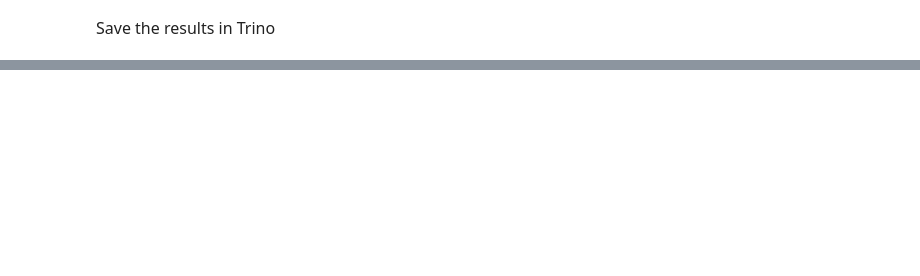
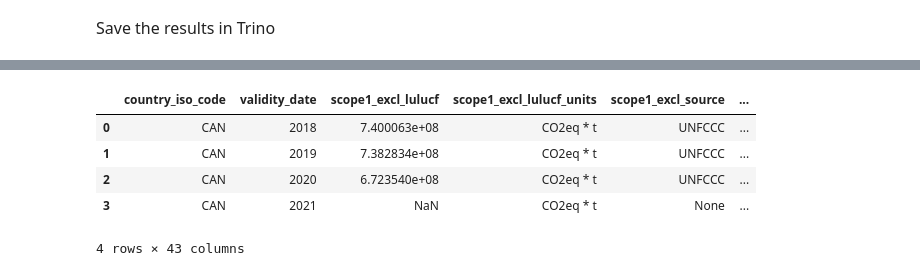
Before and after one commit to os-climate/PCAF-sovereign-footprint, a Jupyter notebook: notebooks/calc_total_sovereign_emissions.ipynb, the cells around one changed output, grey strips where cells are left out. Cells and saved outputs as stored; diff of their text form; code cells hidden in the pictures; blank space fills up the shorter version.

```diff
--- a/notebooks/calc_total_sovereign_emissions.ipynb
+++ b/notebooks/calc_total_sovereign_emissions.ipynb
@@ -469,4 +761,11 @@ df_result.to_sql(ingest_table,
 # %%
 sql=f"""
-select * from {ingest_catalog}.{ingest_schema}.{ingest_table} where country_iso_code = 'CAN' and year = 2018 """
+select * from {ingest_catalog}.{ingest_schema}.{ingest_table} where country_iso_code = 'CAN' and year > 2017 """
 pd.read_sql(sql, engine)
+# %% [output]
+|  | country_iso_code | validity_date | scope1_excl_lulucf | scope1_excl_lulucf_units | scope1_excl_source | ... |
+| 0 | CAN | 2018 | 7.400063e+08 | CO2eq * t | UNFCCC | ... |
+| 1 | CAN | 2019 | 7.382834e+08 | CO2eq * t | UNFCCC | ... |
+| 2 | CAN | 2020 | 6.723540e+08 | CO2eq * t | UNFCCC | ... |
+| 3 | CAN | 2021 | NaN | CO2eq * t | None | ... |
+4 rows × 43 columns
```
Also changed, not shown: parts of 15 cells of this notebook, 6 other files.
